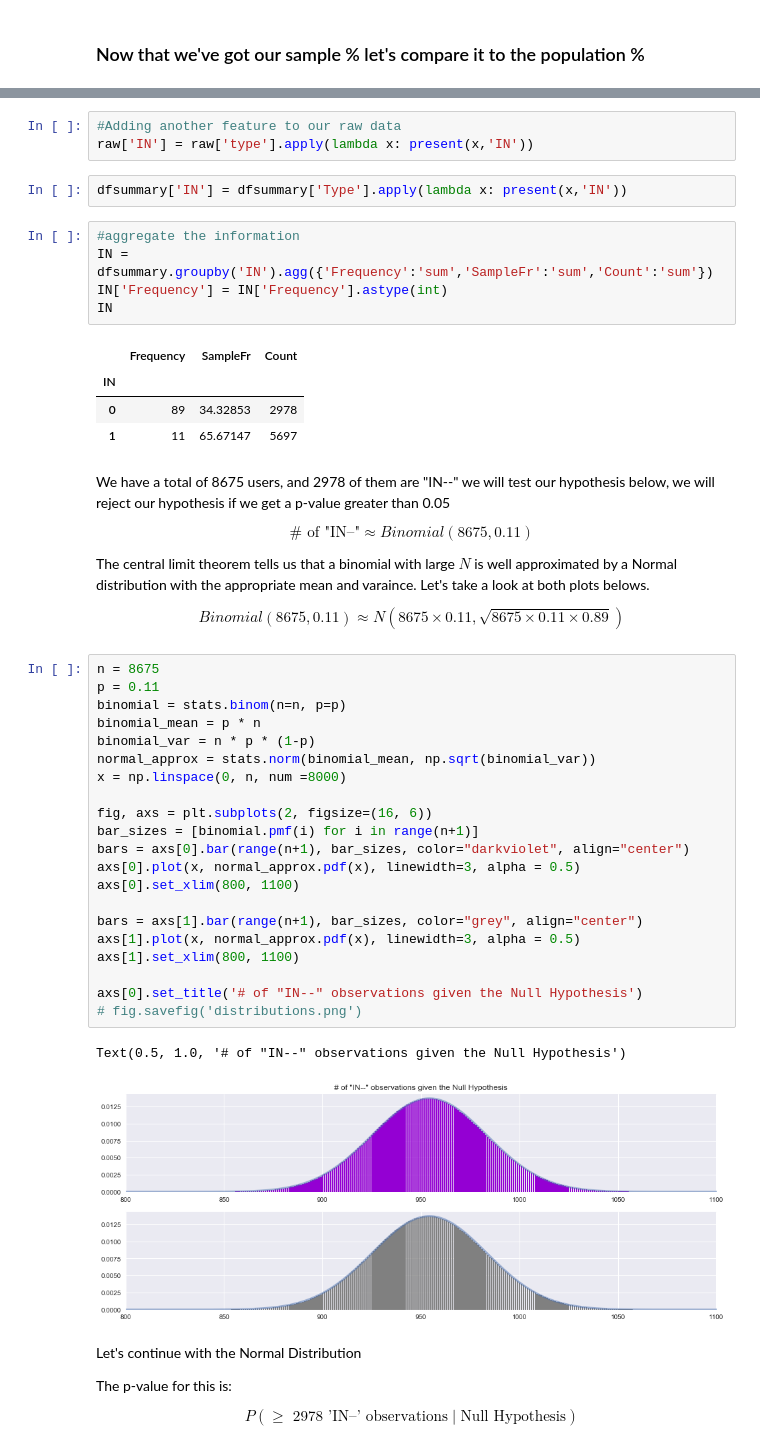
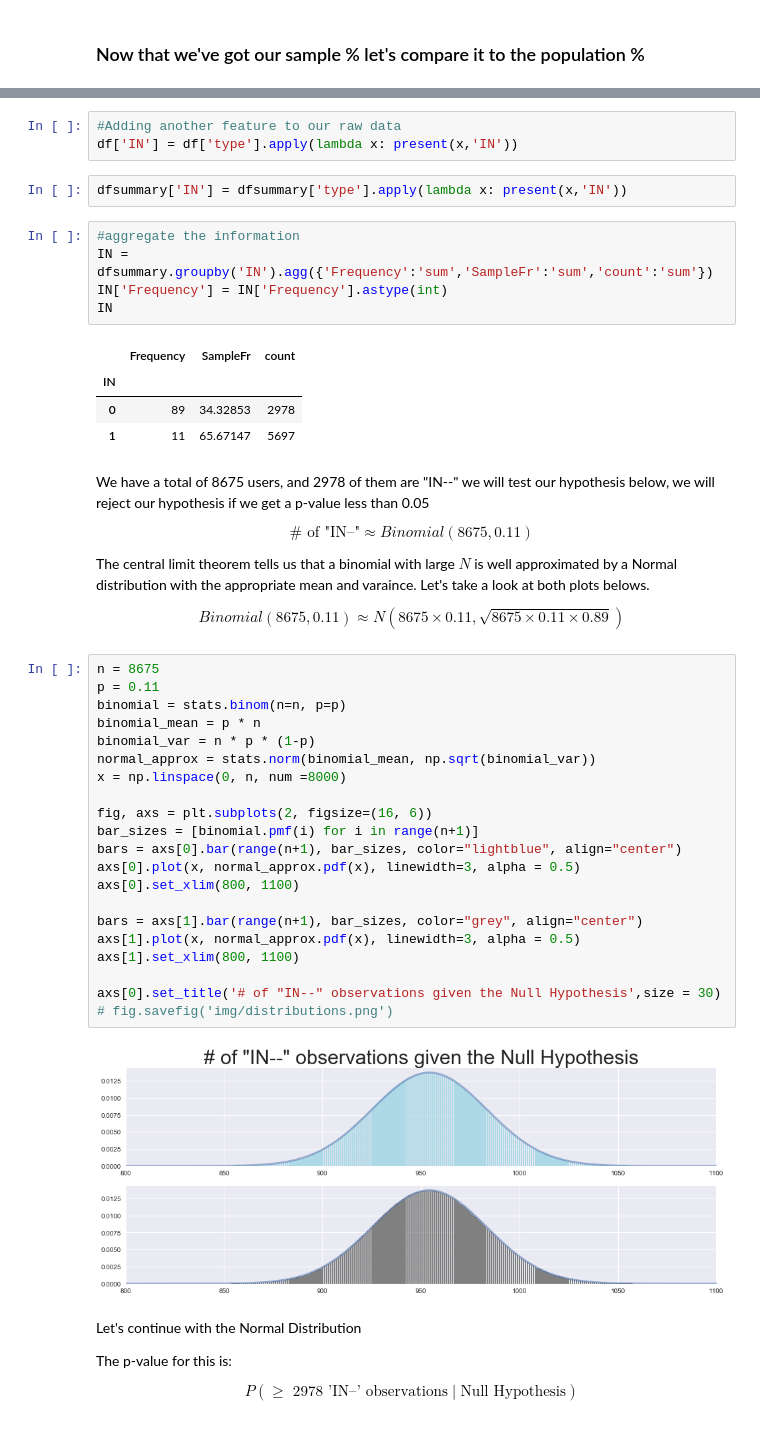
Before and after one commit to Vega-daniel/Predicting_personality, a Jupyter notebook: EDA.ipynb, the cells around one changed output, grey strips where cells are left out. Cells and saved outputs as stored; diff of their text form.

```diff
--- a/EDA.ipynb
+++ b/EDA.ipynb
@@ -201,20 +265,20 @@ Looking at the data above, we can see that having “IN--” in the personality
 # %%
 #Adding another feature to our raw data
-raw['IN'] = raw['type'].apply(lambda x: present(x,'IN'))
+df['IN'] = df['type'].apply(lambda x: present(x,'IN'))
 # %%
-dfsummary['IN'] = dfsummary['Type'].apply(lambda x: present(x,'IN'))
+dfsummary['IN'] = dfsummary['type'].apply(lambda x: present(x,'IN'))
 # %%
 #aggregate the information
-IN = dfsummary.groupby('IN').agg({'Frequency':'sum','SampleFr':'sum','Count':'sum'})
+IN = dfsummary.groupby('IN').agg({'Frequency':'sum','SampleFr':'sum','count':'sum'})
 IN['Frequency'] = IN['Frequency'].astype(int)
 IN
 # %% [output]
-|  | Frequency | SampleFr | Count |
+|  | Frequency | SampleFr | count |
 | IN |  |  |  |
 | 0 | 89 | 34.32853 | 2978 |
 | 1 | 11 | 65.67147 | 5697 |
 # %% [markdown]
-We have a total of 8675 users, and 2978 of them are "IN--" we will test our hypothesis below, we will reject our hypothesis if we get a p-value greater than 0.05
+We have a total of 8675 users, and 2978 of them are "IN--" we will test our hypothesis below, we will reject our hypothesis if we get a p-value less than 0.05
 
 $$ \text{# of "IN--"} \approx Binomial(8675, 0.11) $$
 
@@ -224,27 +288,26 @@ $$ Binomial(8675, 0.11) \approx N(8675 \times 0.11, \sqrt{8675 \times 0.11 \time
 # %%
 n = 8675
 p = 0.11
 binomial = stats.binom(n=n, p=p)
 binomial_mean = p * n
 binomial_var = n * p * (1-p)
 normal_approx = stats.norm(binomial_mean, np.sqrt(binomial_var))
 x = np.linspace(0, n, num =8000)
 
 fig, axs = plt.subplots(2, figsize=(16, 6))
 bar_sizes = [binomial.pmf(i) for i in range(n+1)]
-bars = axs[0].bar(range(n+1), bar_sizes, color="darkviolet", align="center")
+bars = axs[0].bar(range(n+1), bar_sizes, color="lightblue", align="center")
 axs[0].plot(x, normal_approx.pdf(x), linewidth=3, alpha = 0.5)
 axs[0].set_xlim(800, 1100)
 
 bars = axs[1].bar(range(n+1), bar_sizes, color="grey", align="center")
 axs[1].plot(x, normal_approx.pdf(x), linewidth=3, alpha = 0.5)
 axs[1].set_xlim(800, 1100)
 
-axs[0].set_title('# of "IN--" observations given the Null Hypothesis')
-# fig.savefig('distributions.png')
+axs[0].set_title('# of "IN--" observations given the Null Hypothesis',size = 30)
+# fig.savefig('img/distributions.png')
 # %% [output]
-Text(0.5, 1.0, '# of "IN--" observations given the Null Hypothesis')
-[figure, old version]
+[figure, new version]
 # %% [markdown]
 Let's continue with the Normal Distribution
 
```
Also changed, not shown: parts of 28 cells of this notebook, 3 other files.
